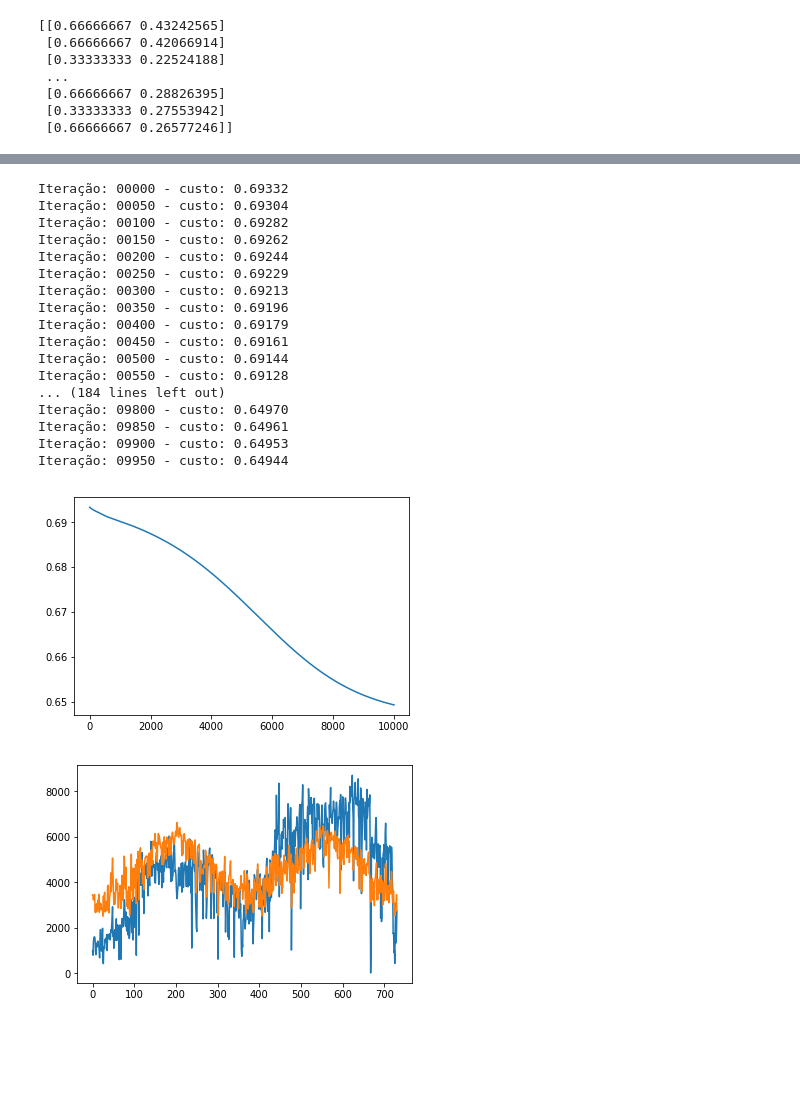
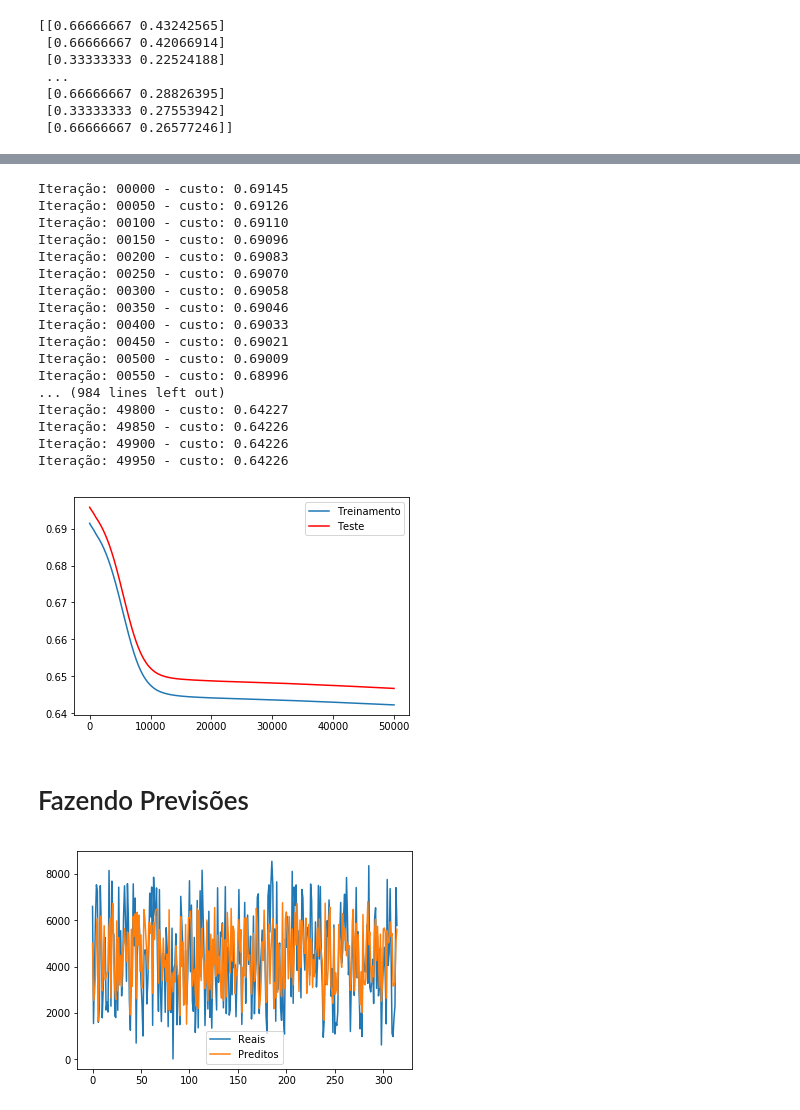
Before and after one commit to alura-cursos/redes-neurais, a Jupyter notebook: Bikes.ipynb, the cells around one changed output, grey strips where cells are left out. Drawn from its saved outputs; the diff is of its cells as text; code cells hidden in the pictures; blank space fills up the shorter version.

Commit message:
Mais uma atualização

```diff
--- a/Bikes.ipynb
+++ b/Bikes.ipynb
@@ -212,32 +256,3 @@ def atualiza(valores_parametros, gradidentes, arquitetura, taxa_aprendizagem):
         valores_parametros["b" + str(indice_camada)] -= taxa_aprendizagem * gradidentes["db" + str(indice_camada)]
 
     return valores_parametros;
-# %%
-def treino(X, Y, arquitetura, epocas, taxa_aprendizagem):
-    # Inicia os parâmetros da rede neural
-    valores_parametros = inicia_camadas(arquitetura, 2)
-    # Listas que vão guardar o progresso da aprendizagem da rede
-    historia_custo = []
-
-
-    # Atualiza a cada época
-    for i in range(epocas):
-        # Propaga a rede - Foward propagation
-        Y_predito, memoria = propaga_total(X, valores_parametros, arquitetura)
-
-        # calcula as métricas e salva nas listas de historia
-        custo = valor_de_custo(Y_predito, Y)
-        historia_custo.append(custo)
-
-
-        # Retropropagação - Backpropagation
-        gradientes = retropropagacao_total(Y_predito, Y, memoria, valores_parametros, arquitetura)
-        # Atualiza os pesos
-        valores_parametros = atualiza(valores_parametros, gradientes, arquitetura, taxa_aprendizagem)
-
-        if(i % 50 == 0):
-
-            print("Iteração: {:05} - custo: {:.5f} ".format(i, custo))
-
-
-    return valores_parametros, historia_custo
@@ -259,35 +263,42 @@ y_treino = y
+# %%
+X_treino, X_teste, y_treino, y_teste = train_test_split( X, y, test_size=0.43, random_state=42)
 # %%
 # Treinamento
-valores_parametros, historia_custo = treino(np.transpose(X_treino), np.transpose(y_treino.reshape((y_treino.shape[0], 1))), arquitetura, 10000, 0.01)
+valores_parametros, historia_custo, historia_custo_teste = treino(np.transpose(X_treino), np.transpose(y_treino.reshape((y_treino.shape[0], 1))), np.transpose(X_teste), np.transpose(y_teste.reshape((y_teste.shape[0], 1))), arquitetura, 50000, 0.01)
 # %% [output]
-Iteração: 00000 - custo: 0.69332
-Iteração: 00050 - custo: 0.69304
-Iteração: 00100 - custo: 0.69282
-Iteração: 00150 - custo: 0.69262
-Iteração: 00200 - custo: 0.69244
-Iteração: 00250 - custo: 0.69229
-Iteração: 00300 - custo: 0.69213
-Iteração: 00350 - custo: 0.69196
-Iteração: 00400 - custo: 0.69179
-Iteração: 00450 - custo: 0.69161
-Iteração: 00500 - custo: 0.69144
-Iteração: 00550 - custo: 0.69128
-... (184 lines left out)
-Iteração: 09800 - custo: 0.64970
-Iteração: 09850 - custo: 0.64961
-Iteração: 09900 - custo: 0.64953
-Iteração: 09950 - custo: 0.64944
+Iteração: 00000 - custo: 0.69145
+Iteração: 00050 - custo: 0.69126
+Iteração: 00100 - custo: 0.69110
+Iteração: 00150 - custo: 0.69096
+Iteração: 00200 - custo: 0.69083
+Iteração: 00250 - custo: 0.69070
+Iteração: 00300 - custo: 0.69058
+Iteração: 00350 - custo: 0.69046
+Iteração: 00400 - custo: 0.69033
+Iteração: 00450 - custo: 0.69021
+Iteração: 00500 - custo: 0.69009
+Iteração: 00550 - custo: 0.68996
+... (984 lines left out)
+Iteração: 49800 - custo: 0.64227
+Iteração: 49850 - custo: 0.64226
+Iteração: 49900 - custo: 0.64226
+Iteração: 49950 - custo: 0.64226
 # %%
 plt.plot(historia_custo)
+plt.plot(historia_custo_teste, 'r')
+plt.legend(['Treinamento','Teste'])
 plt.show()
 # %% [output]
-[figure, old version]
+[figure, new version]
+# %% [markdown]
+# Fazendo Previsões
 # %%
 # Previsão
-Y_pred, _ = propaga_total(np.transpose(X), valores_parametros, arquitetura)
+Y_pred, _ = propaga_total(np.transpose(X_teste), valores_parametros, arquitetura)
 # %%
-plt.plot(ymax*y)
+plt.plot(ymax*y_teste)
 plt.plot(ymax*Y_pred.reshape([-1,1]))
+plt.legend(['Reais','Preditos'])
 plt.show()
 # %% [output]
-[figure, old version]
+[figure, new version]
```
Also changed, not shown: parts of 22 cells of this notebook, 1 other file.
